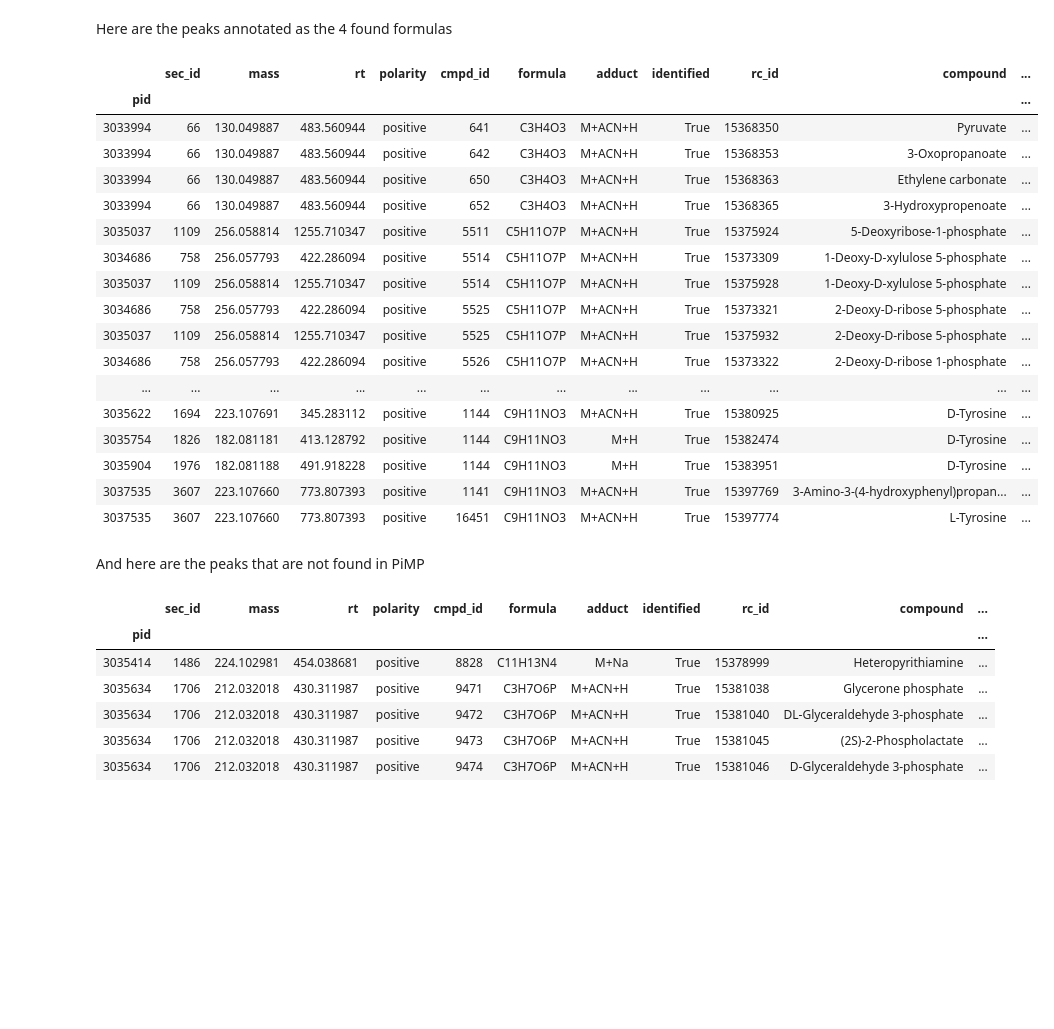
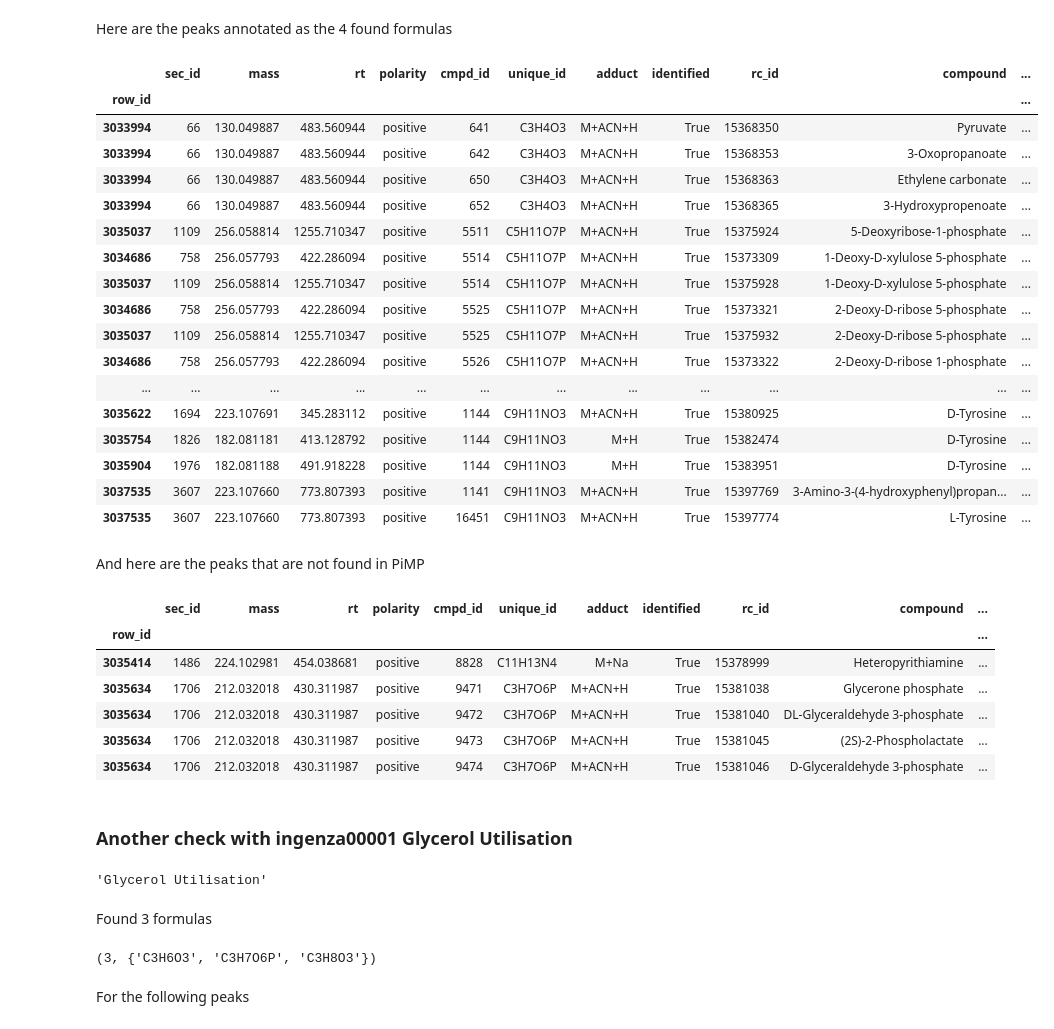
Before and after one commit to glasgowcompbio/PALS, a Jupyter notebook: notebooks/pals_checking_vs_pimp.ipynb, the cells around one changed output. Cells and saved outputs as stored; diff of their text form; code cells hidden in the pictures; blank space fills up the shorter version.

```diff
--- a/notebooks/pals_checking_vs_pimp.ipynb
+++ b/notebooks/pals_checking_vs_pimp.ipynb
@@ -213,10 +174,10 @@ sorted(ds.pw_cmpd_formula_dict[mapid].intersection(formula_df.loc[pids]['formula
 # %% [markdown]
 Here are the peaks annotated as the 4 found formulas
 # %%
-formula_df[formula_df['formula'].isin(['C3H4O3', 'C5H11O7P', 'C8H14N3O7P', 'C9H11NO3'])].sort_values('formula')
+formula_df[formula_df['unique_id'].isin(['C3H4O3', 'C5H11O7P', 'C8H14N3O7P', 'C9H11NO3'])].sort_values('unique_id')
 # %% [output]
-|  | sec_id | mass | rt | polarity | cmpd_id | formula | adduct | identified | rc_id | compound | ... |
-| pid |  |  |  |  |  |  |  |  |  |  | ... |
+|  | sec_id | mass | rt | polarity | cmpd_id | unique_id | adduct | identified | rc_id | compound | ... |
+| row_id |  |  |  |  |  |  |  |  |  |  | ... |
 | 3033994 | 66 | 130.049887 | 483.560944 | positive | 641 | C3H4O3 | M+ACN+H | True | 15368350 | Pyruvate | ... |
 | 3033994 | 66 | 130.049887 | 483.560944 | positive | 642 | C3H4O3 | M+ACN+H | True | 15368353 | 3-Oxopropanoate | ... |
 | 3033994 | 66 | 130.049887 | 483.560944 | positive | 650 | C3H4O3 | M+ACN+H | True | 15368363 | Ethylene carbonate | ... |
@@ -236,12 +197,27 @@ formula_df[formula_df['formula'].isin(['C3H4O3', 'C5H11O7P', 'C8H14N3O7P', 'C9H1
 # %% [markdown]
 And here are the peaks that are not found in PiMP
 # %%
-formula_df[formula_df['formula'].isin(['C11H13N4', 'C3H7O6P'])]
+formula_df[formula_df['unique_id'].isin(['C11H13N4', 'C3H7O6P'])]
 # %% [output]
-|  | sec_id | mass | rt | polarity | cmpd_id | formula | adduct | identified | rc_id | compound | ... |
-| pid |  |  |  |  |  |  |  |  |  |  | ... |
+|  | sec_id | mass | rt | polarity | cmpd_id | unique_id | adduct | identified | rc_id | compound | ... |
+| row_id |  |  |  |  |  |  |  |  |  |  | ... |
 | 3035414 | 1486 | 224.102981 | 454.038681 | positive | 8828 | C11H13N4 | M+Na | True | 15378999 | Heteropyrithiamine | ... |
 | 3035634 | 1706 | 212.032018 | 430.311987 | positive | 9471 | C3H7O6P | M+ACN+H | True | 15381038 | Glycerone phosphate | ... |
 | 3035634 | 1706 | 212.032018 | 430.311987 | positive | 9472 | C3H7O6P | M+ACN+H | True | 15381040 | DL-Glyceraldehyde 3-phosphate | ... |
 | 3035634 | 1706 | 212.032018 | 430.311987 | positive | 9473 | C3H7O6P | M+ACN+H | True | 15381045 | (2S)-2-Phospholactate | ... |
 | 3035634 | 1706 | 212.032018 | 430.311987 | positive | 9474 | C3H7O6P | M+ACN+H | True | 15381046 | D-Glyceraldehyde 3-phosphate | ... |
+# %% [markdown]
+### Another check with ingenza00001	Glycerol Utilisation
+# %%
+mapid = 'ingenza00001'
+ds.pathway_dict[mapid]
+# %% [output]
+'Glycerol Utilisation'
+# %% [markdown]
+Found 3 formulas
+# %%
+len(ds.pathway_to_unique_ids_dict[mapid]), ds.pathway_to_unique_ids_dict[mapid]
+# %% [output]
+(3, {'C3H6O3', 'C3H7O6P', 'C3H8O3'})
+# %% [markdown]
+For the following peaks
```
Also changed, not shown: parts of 31 cells of this notebook, 4 other files.
